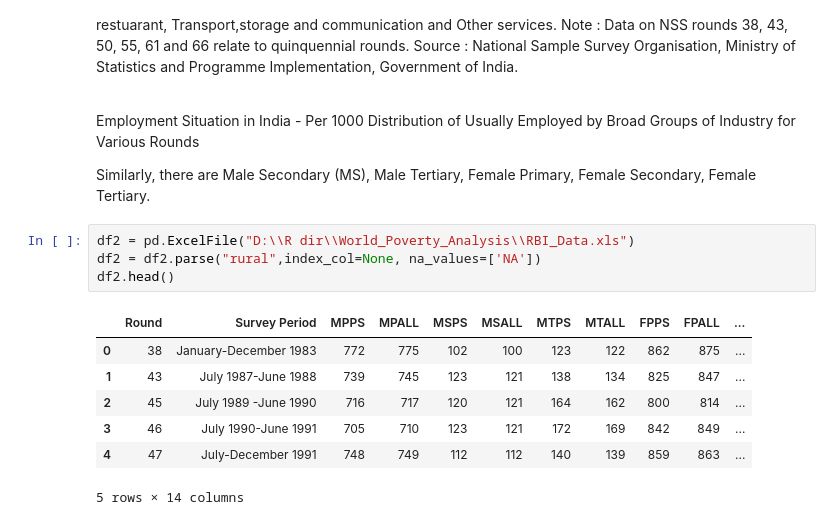
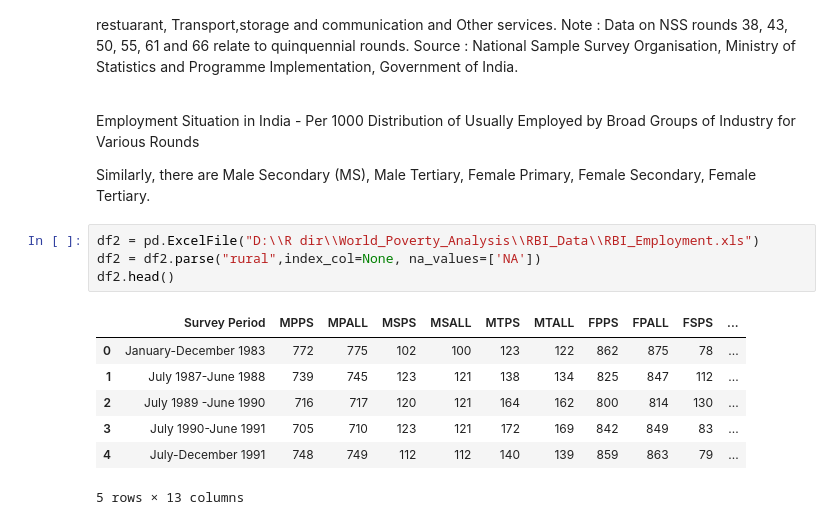
Before and after one commit to Dawny33/Data-Mining-and-ML, a Jupyter notebook: Intern Project/World_Poverty_Analysis/World_Poverty_Analysis.ipynb, the cells around one changed output. Cells and saved outputs as stored; diff of their text form.

```diff
--- a/Intern Project/World_Poverty_Analysis/World_Poverty_Analysis.ipynb
+++ b/Intern Project/World_Poverty_Analysis/World_Poverty_Analysis.ipynb
@@ -114,17 +107,17 @@ Source : National Sample Survey Organisation, Ministry of Statistics and Program
 Similarly, there are Male Secondary (MS), Male Tertiary, Female Primary, Female Secondary, Female Tertiary.
 <br></br>
 # %%
-df2 = pd.ExcelFile("D:\\R dir\\World_Poverty_Analysis\\RBI_Data.xls")
+df2 = pd.ExcelFile("D:\\R dir\\World_Poverty_Analysis\\RBI_Data\\RBI_Employment.xls")
 df2 = df2.parse("rural",index_col=None, na_values=['NA'])
 df2.head()
 # %% [output]
-|  | Round | Survey Period | MPPS | MPALL | MSPS | MSALL | MTPS | MTALL | FPPS | FPALL | ... |
-| 0 | 38 | January-December 1983 | 772 | 775 | 102 | 100 | 123 | 122 | 862 | 875 | ... |
-| 1 | 43 | July 1987-June 1988 | 739 | 745 | 123 | 121 | 138 | 134 | 825 | 847 | ... |
-| 2 | 45 | July 1989 -June 1990 | 716 | 717 | 120 | 121 | 164 | 162 | 800 | 814 | ... |
-| 3 | 46 | July 1990-June 1991 | 705 | 710 | 123 | 121 | 172 | 169 | 842 | 849 | ... |
-| 4 | 47 | July-December 1991 | 748 | 749 | 112 | 112 | 140 | 139 | 859 | 863 | ... |
+|  | Survey Period | MPPS | MPALL | MSPS | MSALL | MTPS | MTALL | FPPS | FPALL | FSPS | ... |
+| 0 | January-December 1983 | 772 | 775 | 102 | 100 | 123 | 122 | 862 | 875 | 78 | ... |
+| 1 | July 1987-June 1988 | 739 | 745 | 123 | 121 | 138 | 134 | 825 | 847 | 112 | ... |
+| 2 | July 1989 -June 1990 | 716 | 717 | 120 | 121 | 164 | 162 | 800 | 814 | 130 | ... |
+| 3 | July 1990-June 1991 | 705 | 710 | 123 | 121 | 172 | 169 | 842 | 849 | 83 | ... |
+| 4 | July-December 1991 | 748 | 749 | 112 | 112 | 140 | 139 | 859 | 863 | 79 | ... |
-5 rows × 14 columns
+5 rows × 13 columns
 # %%
 df2.describe()
 # %% [output]
```
Also changed, not shown: parts of 19 cells of this notebook.
